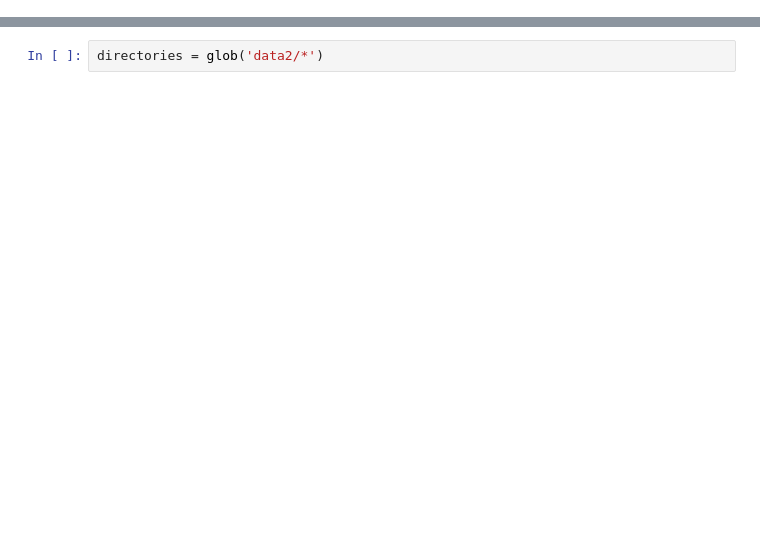
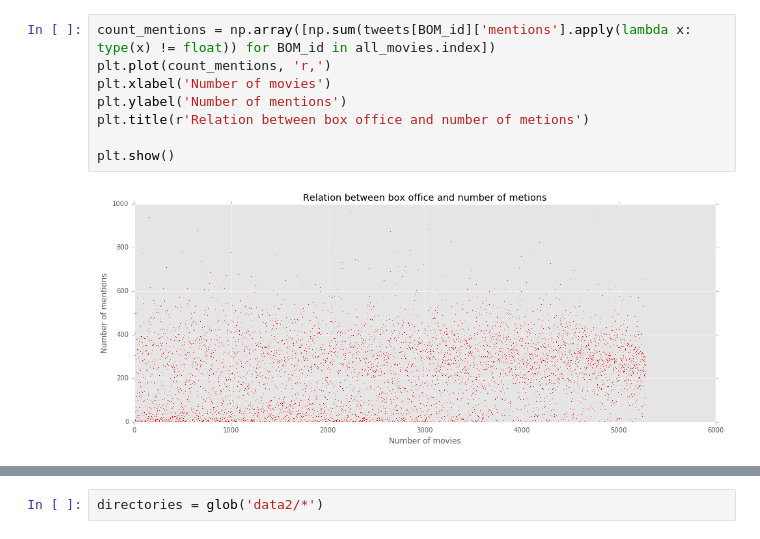
Before and after one commit to law-liet/15-388-688_Project, a Jupyter notebook: project.ipynb, the cells around one changed output, grey strips where cells are left out. Drawn from its saved outputs; the diff is of its cells as text; blank space fills up the shorter version.

```diff
--- a/project.ipynb
+++ b/project.ipynb
@@ -232,0 +350,10 @@ Current Idea: Extract features from raw text but also try to reduce feature spac
+# %%
+count_mentions = np.array([np.sum(tweets[BOM_id]['mentions'].apply(lambda x: type(x) != float)) for BOM_id in all_movies.index])
+plt.plot(count_mentions, 'r,')
+plt.xlabel('Number of movies')
+plt.ylabel('Number of mentions')
+plt.title(r'Relation between box office and number of metions')
+
+plt.show()
+# %% [output]
+[figure, added]
```
Also changed, not shown: parts of 81 cells of this notebook.
